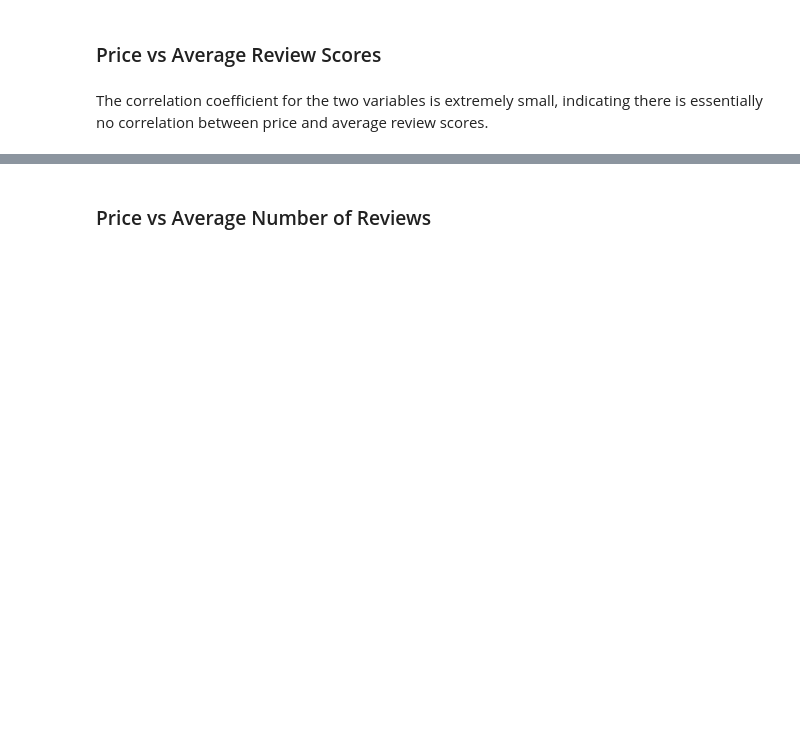
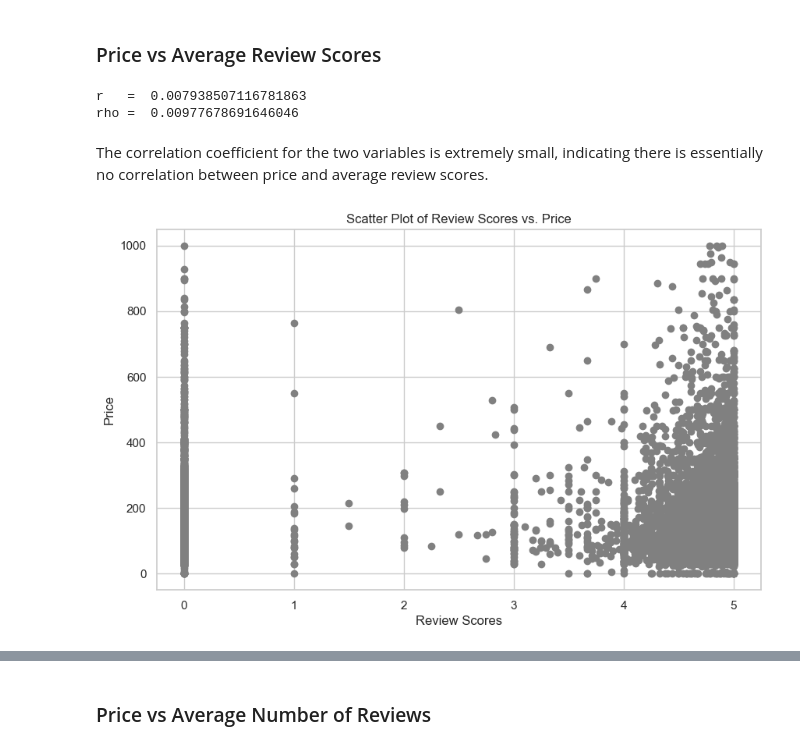
Before and after one commit to carleen/group4_ds_project, a Jupyter notebook: eda/eda.ipynb, the cells around one changed output, grey strips where cells are left out. Drawn from its saved outputs; the diff is of its cells as text; code cells hidden in the pictures; blank space fills up the shorter version.

```diff
--- a/eda/eda.ipynb
+++ b/eda/eda.ipynb
@@ -1183,22 +1464,27 @@ grouped_hot_response_rate_stats
 # %% [markdown]
 ### Price vs Average Review Scores
 # %%
-print('r   = ', stats.pearsonr(price['Price'],review_scores_rating['Average Review Scores'])[0])
-print('rho = ', stats.spearmanr(price['Price'],review_scores_rating['Average Review Scores'])[0])
+print('r   = ', stats.pearsonr(price,review_scores_rating['Average Review Scores'])[0])
+print('rho = ', stats.spearmanr(price,review_scores_rating['Average Review Scores'])[0])
+# %% [output]
+r   =  0.007938507116781863
+rho =  0.00977678691646046
 # %% [markdown]
 The correlation coefficient for the two variables is extremely small, indicating there is essentially no correlation between price and average review scores.
 # %%
 figure = plt.figure(figsize=(10, 6))
 
 axes = figure.add_subplot(1, 1, 1)
-axes.scatter(review_scores_rating['Average Review Scores'], price['Price'], marker='o', color='gray')
+axes.scatter(review_scores_rating['Average Review Scores'], price, marker='o', color='gray')
 
 axes.set_ylabel('Price')
 axes.set_xlabel('Review Scores')
 axes.set_title('Scatter Plot of Review Scores vs. Price')
 
 plt.show()
 plt.close()
+# %% [output]
+[figure, added]
 # %%
 figure = plt.figure(figsize=(10, 10))
 
```
Also changed, not shown: parts of 50 cells of this notebook.
